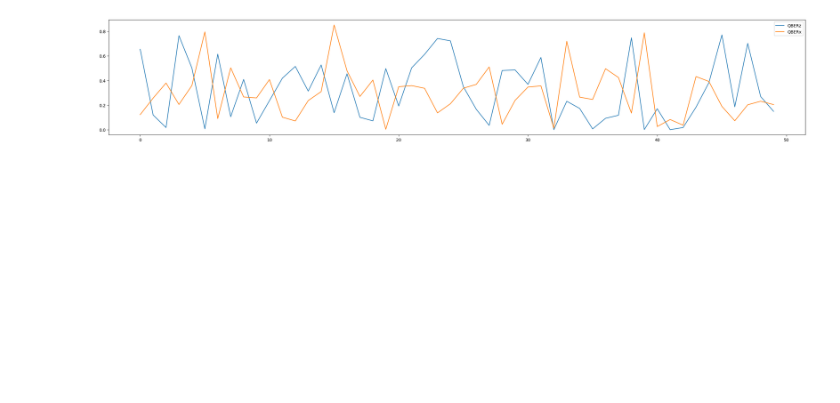
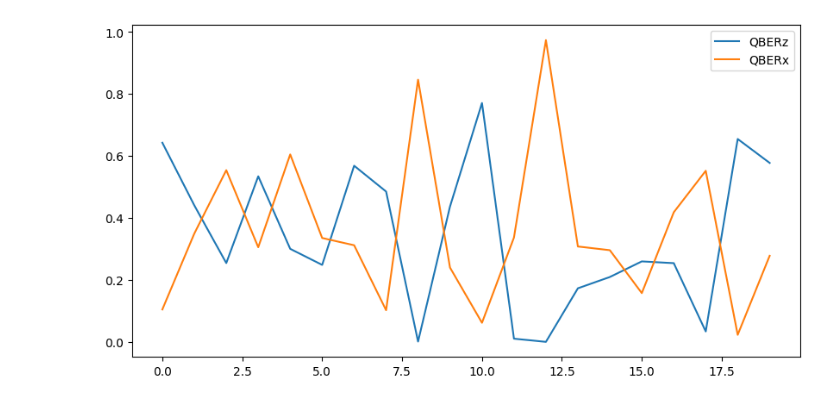
Before and after one commit to callmechristian/qnctrl, a Jupyter notebook: weatherdata_interp.ipynb, the cells around one changed output. Drawn from its saved outputs; the diff is of its cells as text; code cells hidden in the pictures; blank space fills up the shorter version.

Commit message:
interp

```diff
--- a/weatherdata_interp.ipynb
+++ b/weatherdata_interp.ipynb
@@ -1,18 +1,18 @@
 # %%
 from environment.models.weather_control_fixed import WeatherControlledFixedEnv
 from matplotlib import pyplot as plt
-env = WeatherControlledFixedEnv(fibre_segments=3, interpolate_data=True, interpolation_values=30)
+env = WeatherControlledFixedEnv(fibre_segments=3, interpolate_data=False, interpolation_values=30)
 
-env.max_steps = 50
+env.max_steps = 20
 # %%
 while not env.done:
     env.step()
 
 QBERS = env.get_qber()
 # %%
-plt.figure(figsize=(30, 5))
+plt.figure(figsize=(10, 5))
 plt.plot(QBERS)
 plt.legend(['QBERz', 'QBERx'])
 plt.show()
 # %% [output]
-[figure, old version]
+[figure, new version]
```
Also changed, not shown: parts of 3 cells of this notebook, 2 other files.
